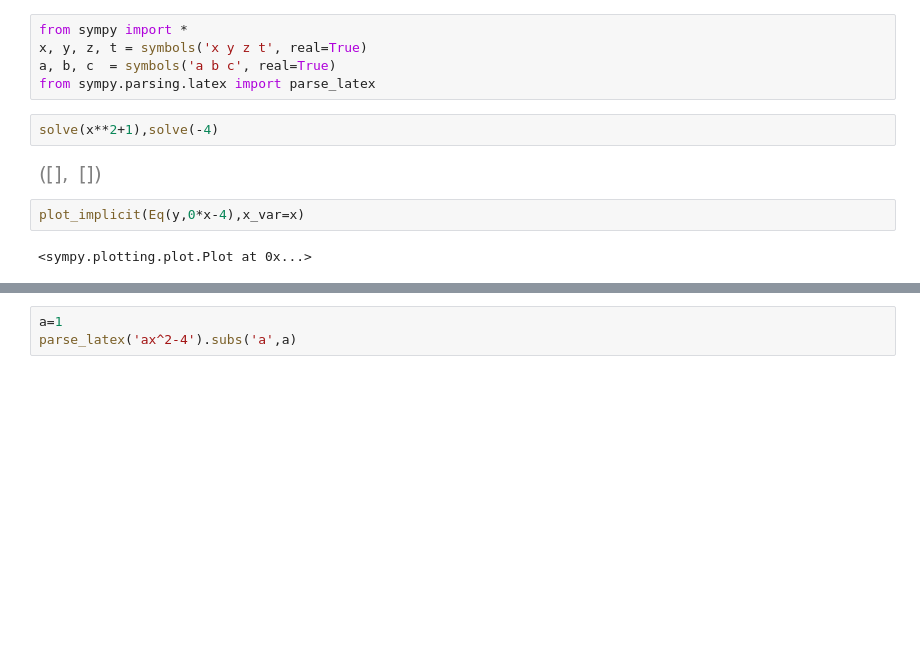
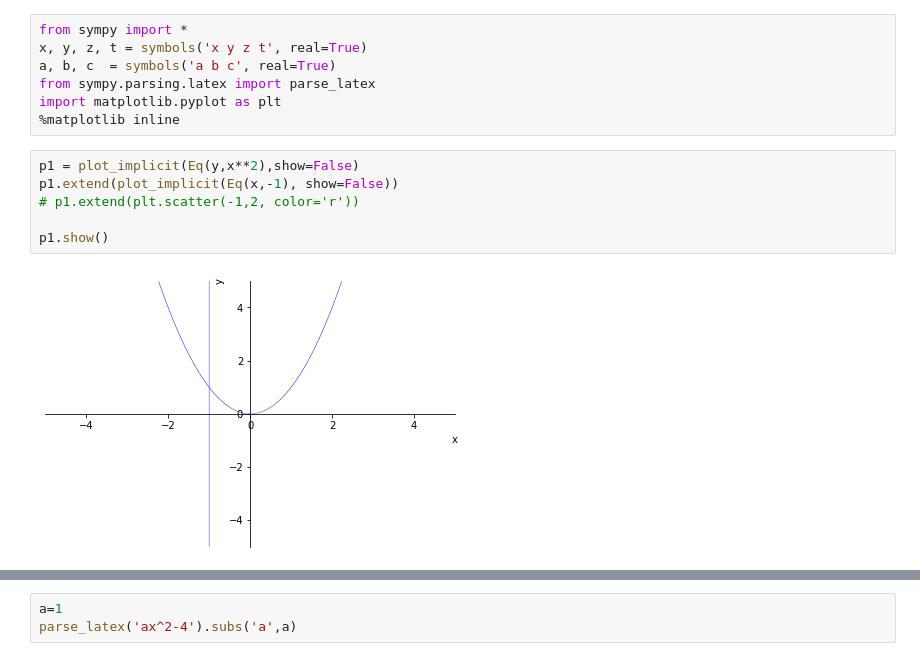
Before and after one commit to crdguez/taller_de_funciones, a Jupyter notebook: pruebas_borrar.ipynb, the cells around one changed output, grey strips where cells are left out. Drawn from its saved outputs; the diff is of its cells as text; blank space fills up the shorter version.

```diff
--- a/pruebas_borrar.ipynb
+++ b/pruebas_borrar.ipynb
@@ -3,11 +3,13 @@ from sympy import *
 x, y, z, t = symbols('x y z t', real=True)
 a, b, c  = symbols('a b c', real=True)
 from sympy.parsing.latex import parse_latex
+import matplotlib.pyplot as plt
+%matplotlib inline
-# %%
-solve(x**2+1),solve(-4)
-# %% [output]
-[figure, removed]
-# %%
-plot_implicit(Eq(y,0*x-4),x_var=x)
-# %% [output]
-<sympy.plotting.plot.Plot at 0x...>
+# %%
+p1 = plot_implicit(Eq(y,x**2),show=False)
+p1.extend(plot_implicit(Eq(x,-1), show=False))
+# p1.extend(plt.scatter(-1,2, color='r'))
+
+p1.show()
+# %% [output]
+[figure, added]
```
Also changed, not shown: parts of 3 cells of this notebook, 1 other file.
